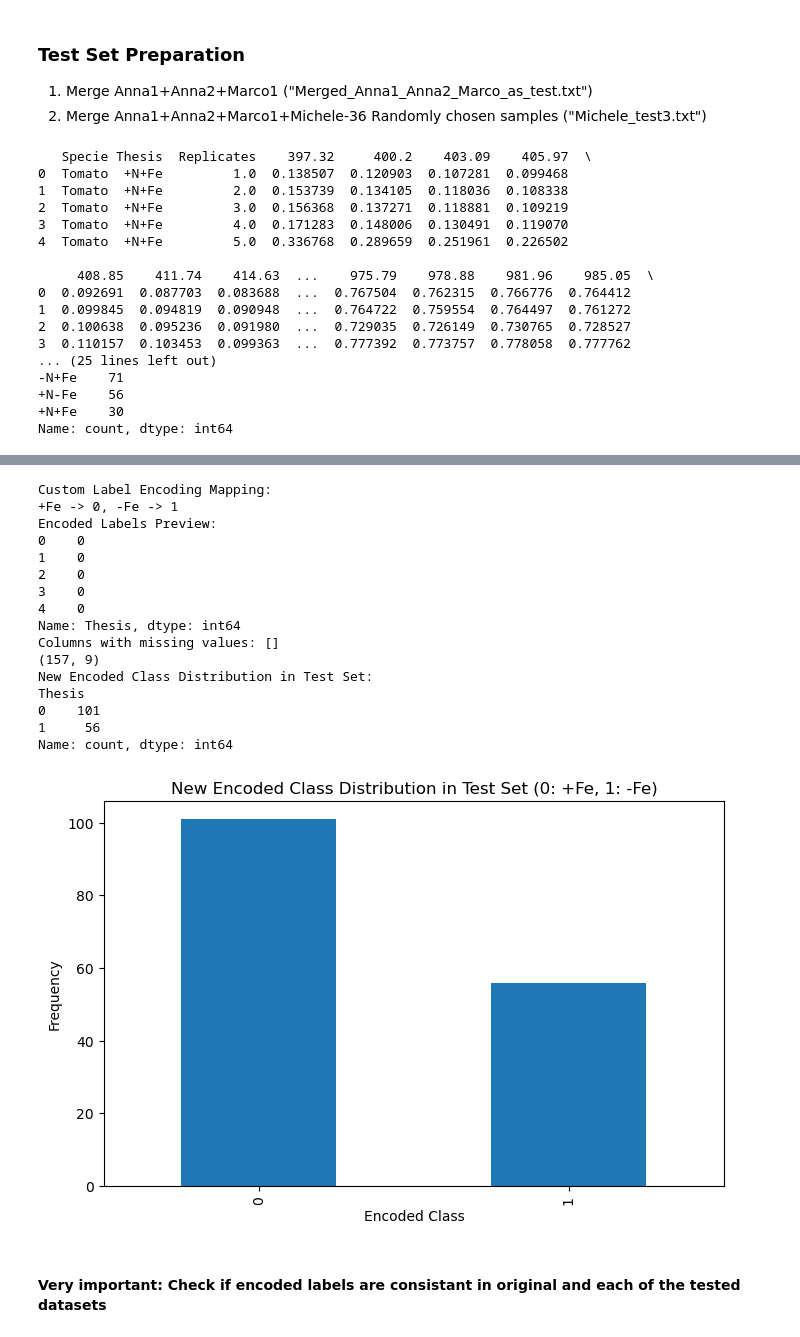
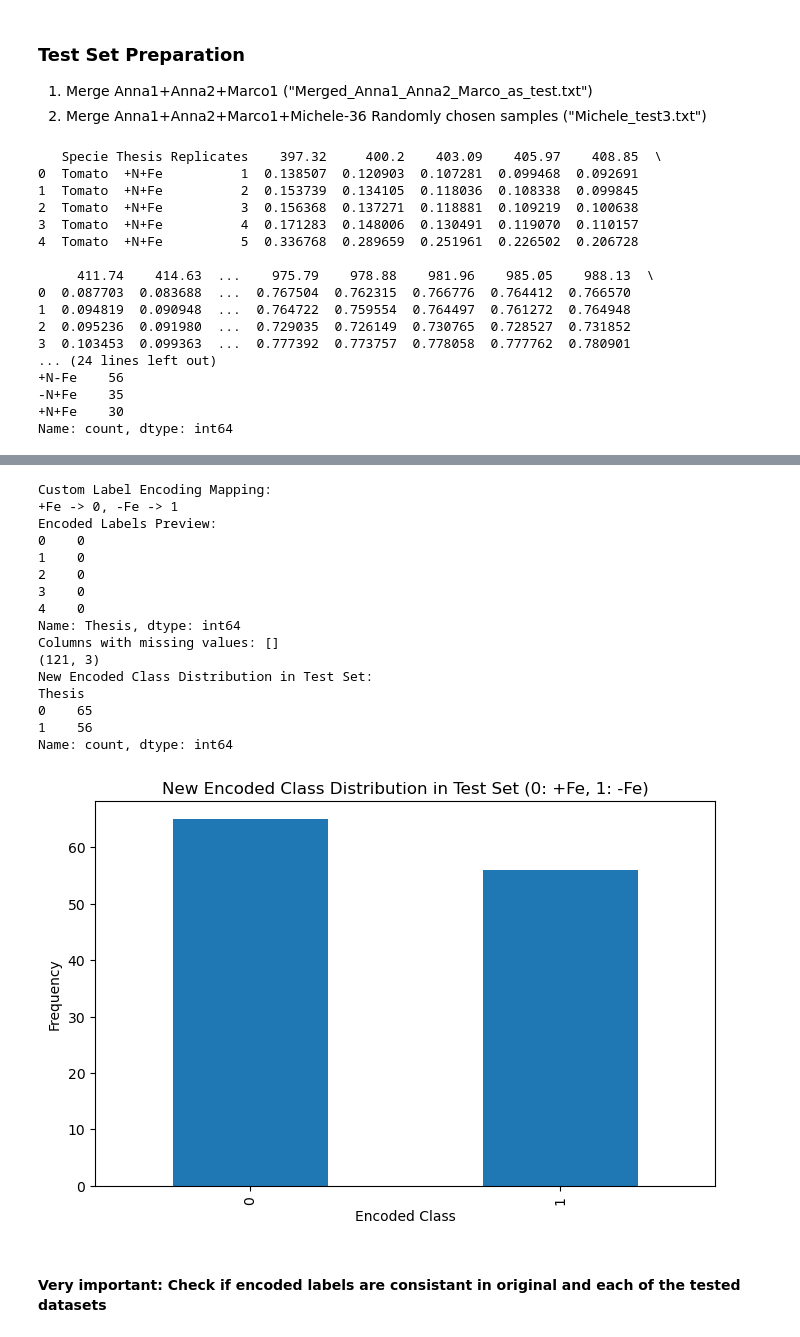
Before and after one commit to hsnvnd/Plant_Lab_Tasks, a Jupyter notebook: Hyperspectral_FeDeficiency_BiClassification/Hyperspectral_FeDeficiency_BiClassification_Merged_datasets-New_Index-newTrainSet.ipynb, the cells around one changed output, grey strips where cells are left out. Cells and saved outputs as stored; diff of their text form; code cells hidden in the pictures.

```diff
--- a/Hyperspectral_FeDeficiency_BiClassification/Hyperspectral_FeDeficiency_BiClassification_Merged_datasets-New_Index-newTrainSet.ipynb
+++ b/Hyperspectral_FeDeficiency_BiClassification/Hyperspectral_FeDeficiency_BiClassification_Merged_datasets-New_Index-newTrainSet.ipynb
@@ -287,10 +298,10 @@ Number of features with 0.0 importance: 0
 # old test (a), Michele's samples are not included
 # test_df = pd.read_csv('Merged_Anna1_Anna2_Marco1_as_test.txt', delimiter='\t')
 # old test (b), we have ALSO merged all samples of "Michele_test.txt" which consist of 71 samples of young leaves with the "-N+Fe" condition
-test_df = pd.read_csv('Merged_Anna1_Anna2_Marco1_Michele_as_test.txt', delimiter='\t')
+# test_df = pd.read_csv('Merged_Anna1_Anna2_Marco1_Michele_as_test.txt', delimiter='\t')
 # *********** Phase 3 ************
 # when 36 samples were added Randomly
-# test_df = pd.read_csv('Merged_Anna1_Anna2_Marco1_Random_Michele_fornew_trainSet.txt', delimiter='\t')
+test_df = pd.read_csv('Merged_Anna1_Anna2_Marco1_Random_Michele_fornew_trainSet.txt', delimiter='\t')
 
 # Step 2: Preprocess the data
 # Rename the column "Fe deficiency" to "Thesis"
@@ -321,7 +332,7 @@ print(test_df.head())
 # For Merged Dataset, Some Features, Logistic Regression
 # desired_columns1 = ['714.55', '753.55', '717.54', '756.56', '711.56', '708.57', '705.57', '720.54', '807.84']
 #For Merged Dataset, All Features, Random Forest
-desired_columns1 = ['702.58', '714.55', '705.57', '708.57', '711.56', '717.54', '563.24', '542.68', '720.54']
+# desired_columns1 = ['702.58', '714.55', '705.57', '708.57', '711.56', '717.54', '563.24', '542.68', '720.54']
 # For Merged Dataset, Some Features, Random Forest
 # desired_columns = ['711.56', '717.54', '708.57', '539.75', '545.62', '702.58', '648.95', '554.43','563.24']
 
@@ -331,7 +342,14 @@ desired_columns1 = ['702.58', '714.55', '705.57', '708.57', '711.56', '717.54',
 ### All Features, Random Forest
 # desired_columns1 = ['542.68', '708.57', '560.3', '525.1', '545.62', '557.36', '696.61', '702.58', '801.79']
 
-#### Old Ablation Test ----> Phase 3's wavelenghs###
+
+# 😎😎😎😎😎😎 new line, phase 3
+# LogisticRegression
+# desired_columns1 =['723.53','720.54','726.53','501.72','504.64', '929.68', '507.56', '498.8', '449.35']
+# Random Forest
+# desired_columns1 = ['702.58', '699.6', '714.55', '705.57', '525.1', '708.57','696.61', '711.56','569.12']
+
+#### Ablation Test ----> Phase 3's wavelenghs###
 # LogisticRegression&Random, Use Top 4
 # desired_columns1 = ['723.53','507.56','720.54','510.48']
 # RandomForest, Use Top 4
@@ -341,6 +359,16 @@ desired_columns1 = ['702.58', '714.55', '705.57', '708.57', '711.56', '717.54',
 # LogisticRegression&Random, Use Top unique features
 # desired_columns1 = ['542.68', '708.57', '696.61','801.79']
 
+# 😎😎😎😎😎😎 new line
+#### New Ablation Test ----> Phase 3's wavelenghs###
+# LogisticRegression, Use Top 4
+# desired_columns1=['723.53', '720.54', '726.53', '501.72']
+# RandomForest, Use Top 4
+# desired_columns1=['702.58', '699.6', '714.55', '705.57']
+# LogisticRegression, Use Top unique features
+# desired_columns1=['723.53', '501.72', '929.68', '498.8']
+# RandomForest, Use Top unique features
+desired_columns1=['702.58', '699.6', '525.1']
 
 #### Old Ablation Test ### -----> Not wanted anymore as they preferred more wavelength ranges in the formula
 # For Merged Dataset, All Features, LogisticRegression & Random, Use Top 3
@@ -358,7 +386,7 @@ desired_columns1 = ['702.58', '714.55', '705.57', '708.57', '711.56', '717.54',
 
 # uncomment the following line if you choose "desired_columns1"
 X_te= test_df[desired_columns1]
-
+print(X_te.head())
 # Ensure that X_te has the correct number of columns as X
 X_te.columns = X.columns  # Update the column names to match those in X (original dataset)
 # Verify the change
@@ -421,20 +449,20 @@ plt.xlabel('Encoded Class')
 plt.ylabel('Frequency')
 plt.show()
 # %% [output]
-   Specie Thesis  Replicates    397.32     400.2    403.09    405.97  \
-0  Tomato  +N+Fe         1.0  0.138507  0.120903  0.107281  0.099468
-1  Tomato  +N+Fe         2.0  0.153739  0.134105  0.118036  0.108338
-2  Tomato  +N+Fe         3.0  0.156368  0.137271  0.118881  0.109219
-3  Tomato  +N+Fe         4.0  0.171283  0.148006  0.130491  0.119070
-4  Tomato  +N+Fe         5.0  0.336768  0.289659  0.251961  0.226502
+   Specie Thesis Replicates    397.32     400.2    403.09    405.97    408.85  \
+0  Tomato  +N+Fe          1  0.138507  0.120903  0.107281  0.099468  0.092691
+1  Tomato  +N+Fe          2  0.153739  0.134105  0.118036  0.108338  0.099845
+2  Tomato  +N+Fe          3  0.156368  0.137271  0.118881  0.109219  0.100638
+3  Tomato  +N+Fe          4  0.171283  0.148006  0.130491  0.119070  0.110157
+4  Tomato  +N+Fe          5  0.336768  0.289659  0.251961  0.226502  0.206728
 
-     408.85    411.74    414.63  ...    975.79    978.88    981.96    985.05  \
-0  0.092691  0.087703  0.083688  ...  0.767504  0.762315  0.766776  0.764412
-1  0.099845  0.094819  0.090948  ...  0.764722  0.759554  0.764497  0.761272
-2  0.100638  0.095236  0.091980  ...  0.729035  0.726149  0.730765  0.728527
-3  0.110157  0.103453  0.099363  ...  0.777392  0.773757  0.778058  0.777762
-... (25 lines left out)
--N+Fe    71
+     411.74    414.63  ...    975.79    978.88    981.96    985.05    988.13  \
+0  0.087703  0.083688  ...  0.767504  0.762315  0.766776  0.764412  0.766570
+1  0.094819  0.090948  ...  0.764722  0.759554  0.764497  0.761272  0.764948
+2  0.095236  0.091980  ...  0.729035  0.726149  0.730765  0.728527  0.731852
+3  0.103453  0.099363  ...  0.777392  0.773757  0.778058  0.777762  0.780901
+... (24 lines left out)
 +N-Fe    56
+-N+Fe    35
 +N+Fe    30
 Name: count, dtype: int64
@@ -442,20 +470,20 @@ Name: count, dtype: int64
 Custom Label Encoding Mapping:
 +Fe -> 0, -Fe -> 1
 Encoded Labels Preview:
 0    0
 1    0
 2    0
 3    0
 4    0
 Name: Thesis, dtype: int64
 Columns with missing values: []
-(157, 9)
+(121, 3)
 New Encoded Class Distribution in Test Set:
 Thesis
-0    101
-1     56
+0    65
+1    56
 Name: count, dtype: int64
-[figure, old version]
+[figure, new version]
 # %% [markdown]
 #### Very important: Check if encoded labels are consistant in original and each of the tested datasets
 # %%
```
Also changed, not shown: parts of 6 cells of this notebook, 4 other files.
